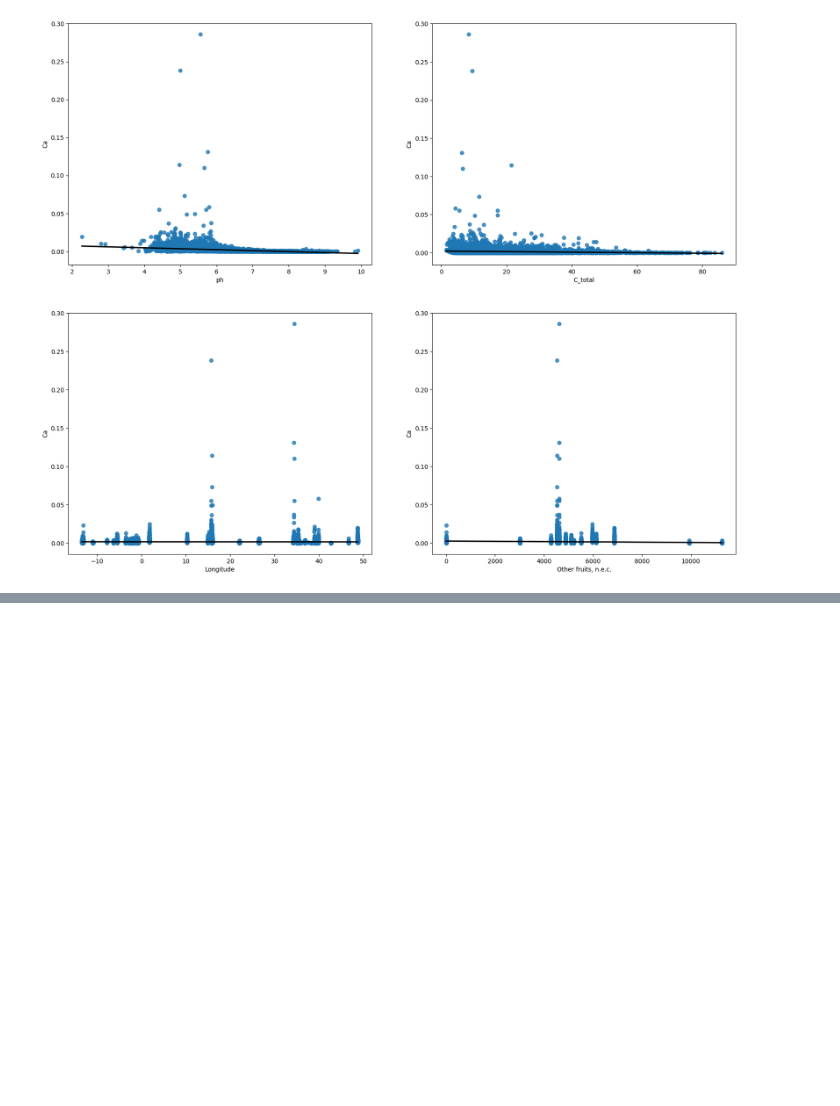
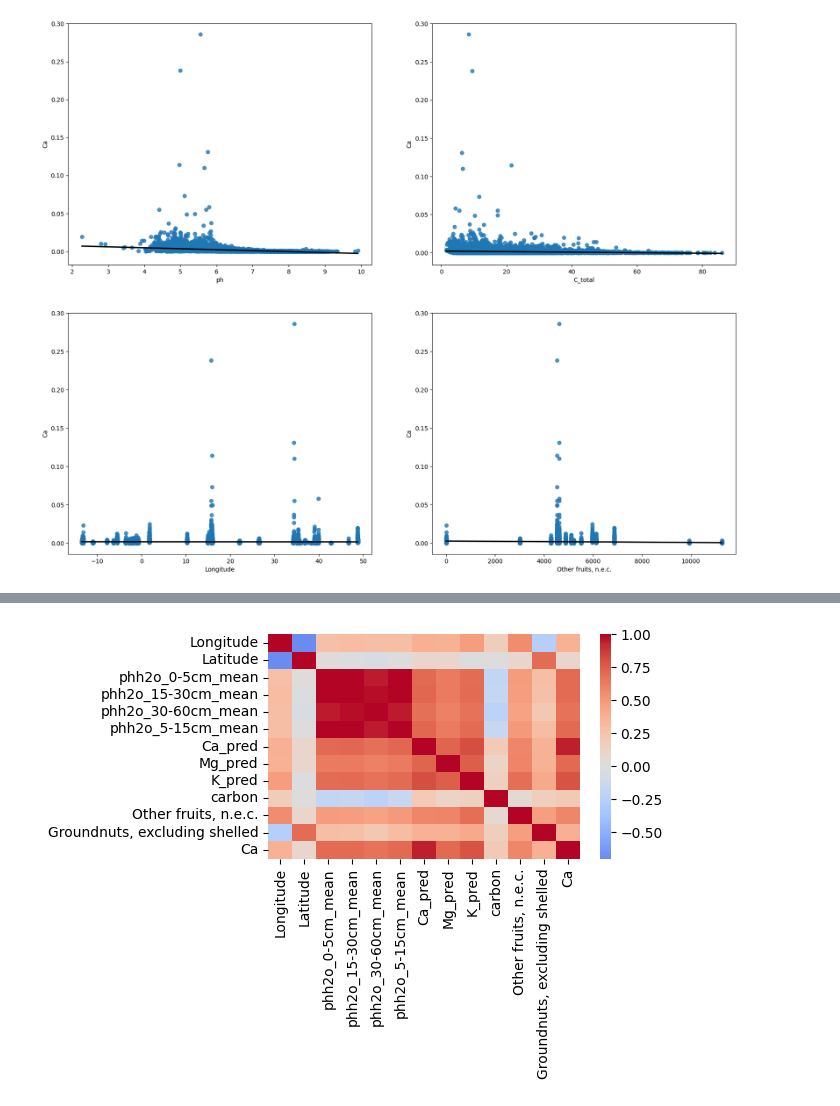
Before and after one commit to lucknera/projekt_interdyscyplinarny, a Jupyter notebook: models/mateusz-ca-model.ipynb, the cells around one changed output, grey strips where cells are left out. Drawn from its saved outputs; the diff is of its cells as text; code cells hidden in the pictures; blank space fills up the shorter version.

```diff
--- a/models/mateusz-ca-model.ipynb
+++ b/models/mateusz-ca-model.ipynb
@@ -128,0 +256,5 @@ rmse_poly
+# %%
+estimator = RandomForestRegressor(**best_params)
+cv = KFold(n_splits=5, shuffle=True, random_state=42)
+selector = RFECV(estimator, step=2, cv=cv, scoring='neg_mean_squared_error', n_jobs=-1)
+selector.fit(x_train, y_train)
@@ -128,0 +296,8 @@ rmse_poly
+# %%
+selected_features = ['Longitude', 'Latitude', 'phh2o_0-5cm_mean', 'phh2o_15-30cm_mean', 'phh2o_30-60cm_mean', 'phh2o_5-15cm_mean',
+                     'Ca_pred', 'Mg_pred', 'K_pred', 'carbon', 'Other fruits, n.e.c.', 'Groundnuts, excluding shelled']
+# 'ph_x', 'ph_y', 'C_organic', 'C_total'
+# %%
+x_opt_train = x_train[selected_features]
+x_opt_test = x_test[selected_features]
+x_opt_train.head()
@@ -128,0 +311,3 @@ rmse_poly
+# %%
+df_opt = pd.concat([x_opt_train, y_train], axis=1)
+df_opt.head()
@@ -128,0 +321,12 @@ rmse_poly
+# %%
+corr_matrix = df_opt.corr('pearson', numeric_only=True)
+sns.heatmap(
+    corr_matrix,
+    fmt=".2f",
+    cmap="coolwarm",
+    center=0
+)
+plt.tight_layout()
+plt.show()
+# %% [output]
+[figure, added]
```
Also changed, not shown: parts of 38 cells of this notebook, 2 other files.
